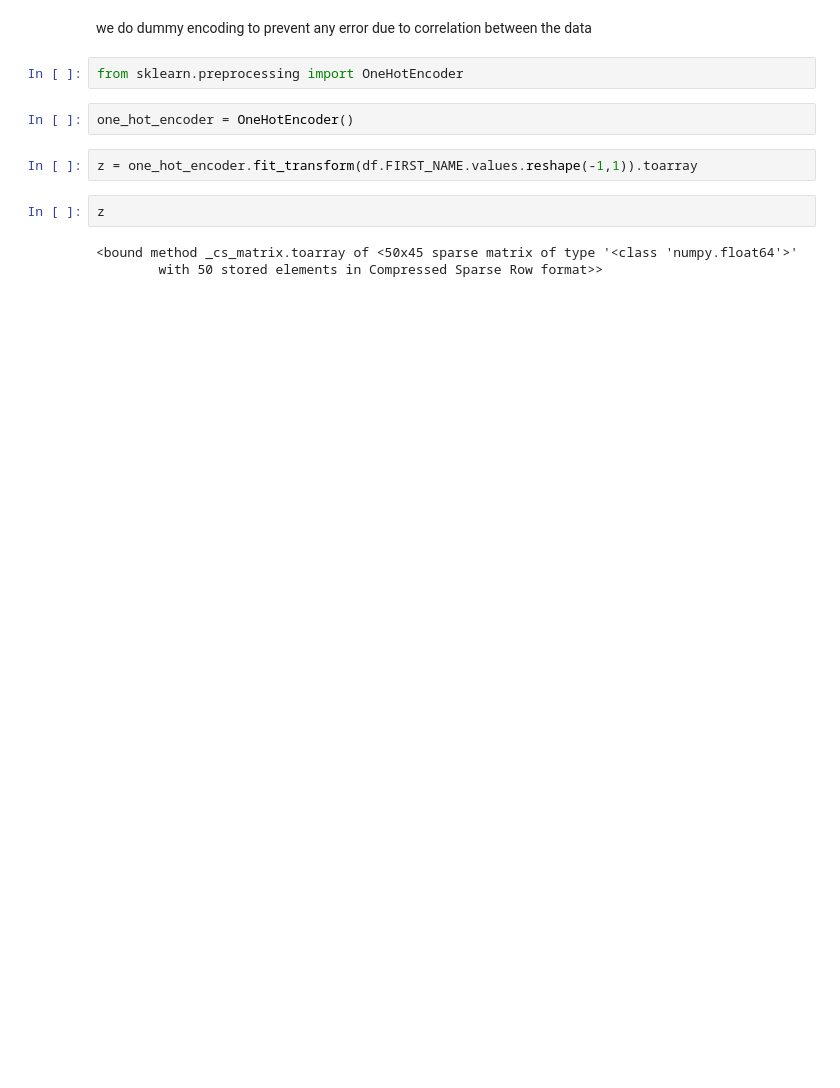
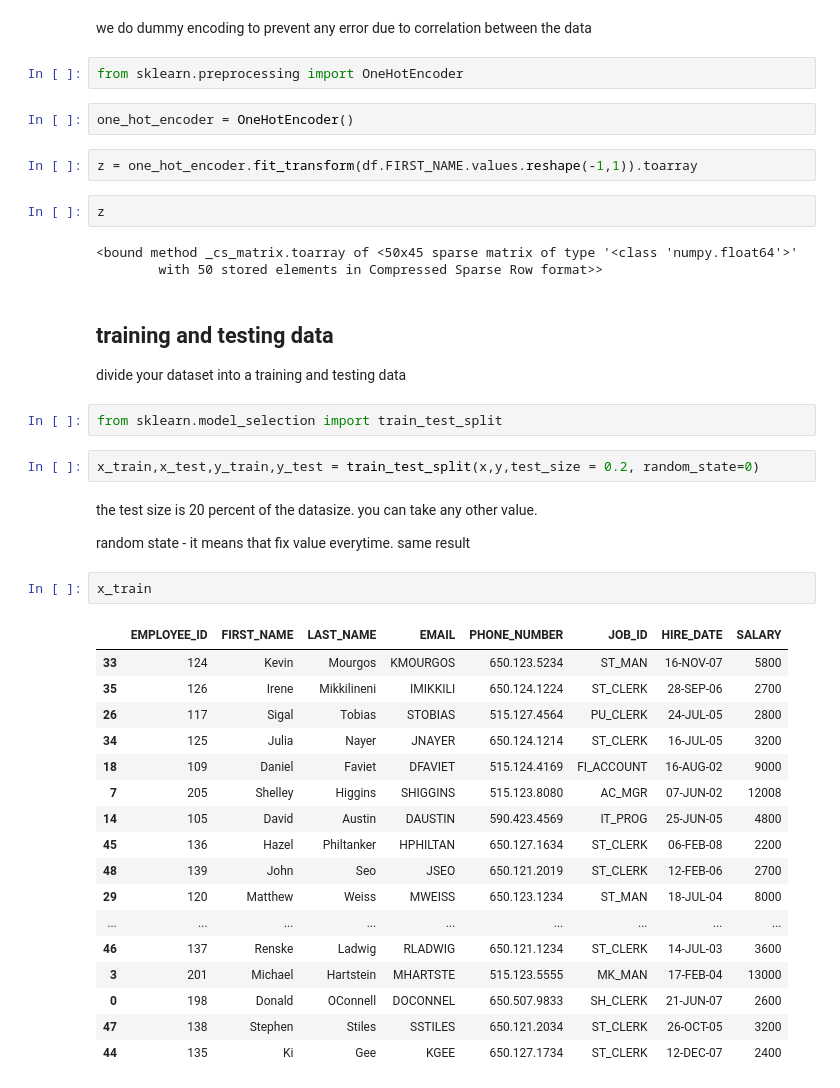
Before and after one commit to jai050803/machine_learning, a Jupyter notebook: data_preprocessing/data_preprocessing.ipynb, the cells around one changed output. Drawn from its saved outputs; the diff is of its cells as text; blank space fills up the shorter version.

Commit message:
data preprocessing

```diff
--- a/data_preprocessing/data_preprocessing.ipynb
+++ b/data_preprocessing/data_preprocessing.ipynb
@@ -110,3 +110,35 @@ z
 # %% [output]
 <bound method _cs_matrix.toarray of <50x45 sparse matrix of type '<class 'numpy.float64'>'
         with 50 stored elements in Compressed Sparse Row format>>
+# %% [markdown]
+## training and testing data
+
+divide your dataset into a training and testing data
+# %%
+from sklearn.model_selection import train_test_split
+# %%
+x_train,x_test,y_train,y_test = train_test_split(x,y,test_size = 0.2, random_state=0)
+# %% [markdown]
+the test size is 20 percent of the datasize. you can take any other value.
+
+random state - it means that fix value everytime. same result
+# %%
+x_train
+# %% [output]
+|  | EMPLOYEE_ID | FIRST_NAME | LAST_NAME | EMAIL | PHONE_NUMBER | JOB_ID | HIRE_DATE | SALARY |
+| 33 | 124 | Kevin | Mourgos | KMOURGOS | 650.123.5234 | ST_MAN | 16-NOV-07 | 5800 |
+| 35 | 126 | Irene | Mikkilineni | IMIKKILI | 650.124.1224 | ST_CLERK | 28-SEP-06 | 2700 |
+| 26 | 117 | Sigal | Tobias | STOBIAS | 515.127.4564 | PU_CLERK | 24-JUL-05 | 2800 |
+| 34 | 125 | Julia | Nayer | JNAYER | 650.124.1214 | ST_CLERK | 16-JUL-05 | 3200 |
+| 18 | 109 | Daniel | Faviet | DFAVIET | 515.124.4169 | FI_ACCOUNT | 16-AUG-02 | 9000 |
+| 7 | 205 | Shelley | Higgins | SHIGGINS | 515.123.8080 | AC_MGR | 07-JUN-02 | 12008 |
+| 14 | 105 | David | Austin | DAUSTIN | 590.423.4569 | IT_PROG | 25-JUN-05 | 4800 |
+| 45 | 136 | Hazel | Philtanker | HPHILTAN | 650.127.1634 | ST_CLERK | 06-FEB-08 | 2200 |
+| 48 | 139 | John | Seo | JSEO | 650.121.2019 | ST_CLERK | 12-FEB-06 | 2700 |
+| 29 | 120 | Matthew | Weiss | MWEISS | 650.123.1234 | ST_MAN | 18-JUL-04 | 8000 |
+| ... | ... | ... | ... | ... | ... | ... | ... | ... |
+| 46 | 137 | Renske | Ladwig | RLADWIG | 650.121.1234 | ST_CLERK | 14-JUL-03 | 3600 |
+| 3 | 201 | Michael | Hartstein | MHARTSTE | 515.123.5555 | MK_MAN | 17-FEB-04 | 13000 |
+| 0 | 198 | Donald | OConnell | DOCONNEL | 650.507.9833 | SH_CLERK | 21-JUN-07 | 2600 |
+| 47 | 138 | Stephen | Stiles | SSTILES | 650.121.2034 | ST_CLERK | 26-OCT-05 | 3200 |
+| 44 | 135 | Ki | Gee | KGEE | 650.127.1734 | ST_CLERK | 12-DEC-07 | 2400 |
```
Also changed, not shown: parts of 6 cells of this notebook.
